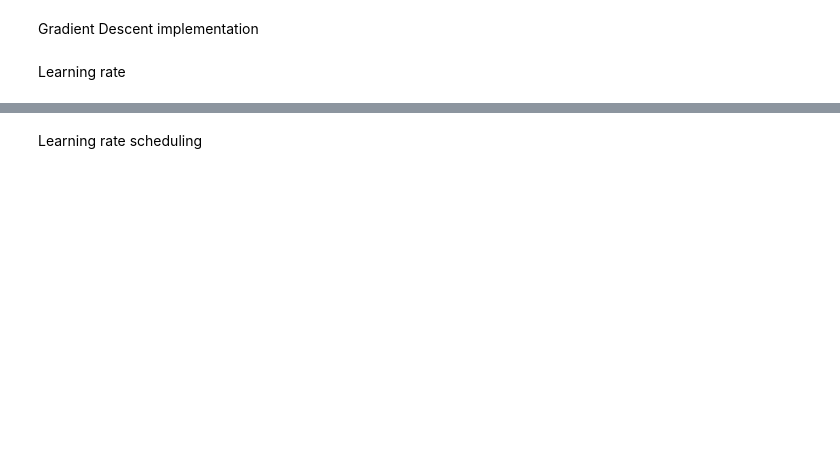
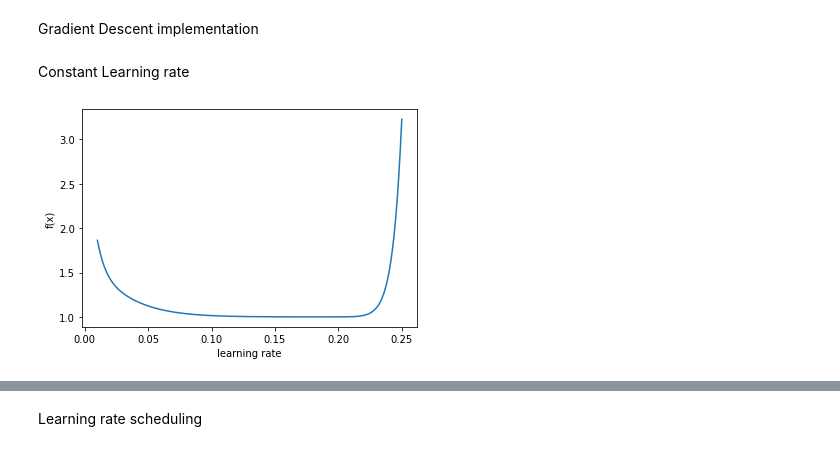
Before and after one commit to YuriNeverov/Optimization-Methods-Gradient-Descent, a Jupyter notebook: GradientDescent.ipynb, the cells around one changed output, grey strips where cells are left out. Drawn from its saved outputs; the diff is of its cells as text; code cells hidden in the pictures; blank space fills up the shorter version.

```diff
--- a/GradientDescent.ipynb
+++ b/GradientDescent.ipynb
@@ -1,9 +8,46 @@
 # %% [markdown]
 Gradient Descent implementation
-# %%
-from typing import Callable
-
-def grad_descent(f: Callable, grad_f: Callable, step_fun: Callable[[int], float]):
-  pass
-# %% [markdown]
-Learning rate
+# %%
+def grad_descent(
+    grad: Callable[[np.ndarray], np.ndarray], x0: np.ndarray,
+    step_fun: Callable[[list], float],
+    max_epoch: int = 10, eps: float = 0.001
+) -> np.ndarray:
+  points = [x0]
+
+  for i in range(1, max_epoch):
+    x: np.ndarray = points[-1]
+    lr: float = step_fun(points)
+    x_new: np.ndarray = x - lr * grad(x)
+    points.append(x_new)
+    if linalg.norm(grad(x_new), len(x_new)) < eps:
+      break
+
+  return np.array(points)
+# %% [markdown]
+Constant Learning rate
+# %%
+def gd_const_lr(grad: Callable, x0, lr: float, max_epoch: int = 10, eps: float = 0.001) -> np.ndarray:
+  return grad_descent(grad, x0, lambda _: lr, max_epoch, eps)
+# %%
+def f(x: np.ndarray) -> float:
+  x1, x2 = x
+  return 4 * (x1 + 1) ** 2 + x2 ** 2 + (x1 + 1) * x2 ** 2 + 1
+
+
+def grad(x: np.ndarray) -> np.ndarray:
+  x1, x2 = x
+  return np.array([8 * (x1 + 1) + x2 ** 2, + 2 * x2 + 2 * (x1 + 1) * x2])
+
+
+x0 = np.array([-0.5, 1])
+# %%
+lrs = np.linspace(0.01, 0.25, 1000)
+results = np.vectorize(lambda lr: f(gd_const_lr(grad, x0, lr)[-1]))(lrs)
+
+plt.plot(lrs, results)
+plt.xlabel('learning rate')
+plt.ylabel('f(x)')
+plt.show()
+# %% [output]
+[figure, added]
```
Also changed, not shown: parts of 7 cells of this notebook.
